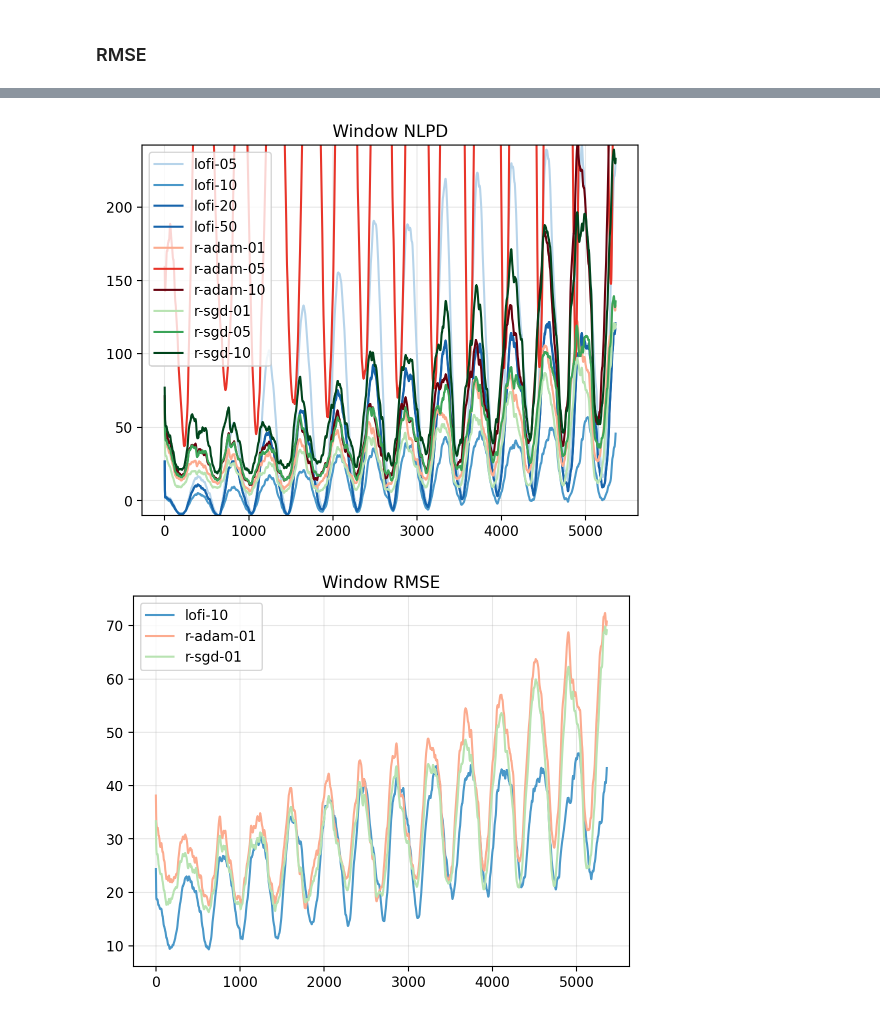
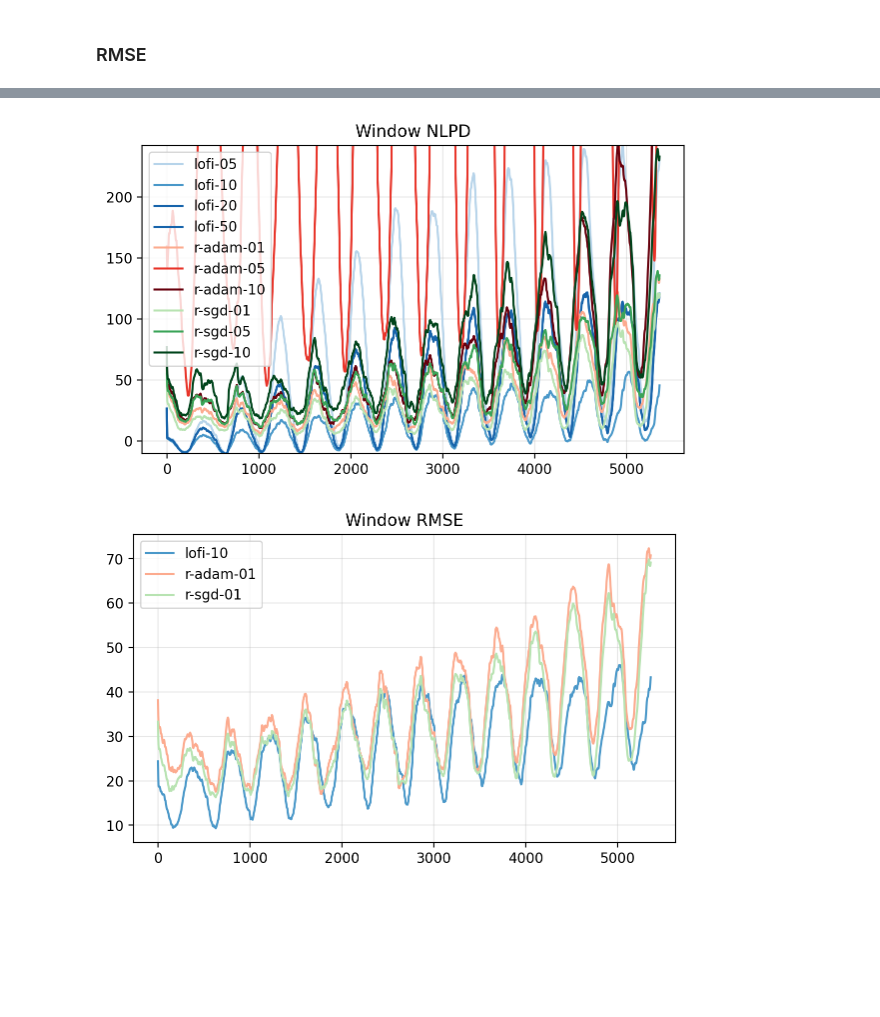
Before and after one commit to probml/rebayes, a Jupyter notebook: demos/collas/regression/rotating-mnist-gradual.ipynb, the cells around one changed output, grey strips where cells are left out. Drawn from its saved outputs; the diff is of its cells as text; code cells hidden in the pictures; blank space fills up the shorter version.

```diff
--- a/demos/collas/regression/rotating-mnist-gradual.ipynb
+++ b/demos/collas/regression/rotating-mnist-gradual.ipynb
@@ -178,27 +179,28 @@ plt.savefig(namefile)
 # %%
 metric = "nlpd_window"
 title = "Window NLPD"
 
 outputs_metric = get_subtree(outputs, metric)
 outputs_metric = jax.tree_map(lambda x: np.convolve(x, kernel, mode=kmode), outputs_metric)
 
+fig, ax = plt.subplots(figsize=(7, 4))
 for name_agent, metric_agent in outputs_metric.items():
     plt.plot(metric_agent, label=name_agent, c=colors[name_agent])
 
 metric_agent = outputs_metric["lofi-05"]
 vmin = np.quantile(metric_agent, 0.00)
 vmax = np.quantile(metric_agent, 1.0)
 plt.ylim(vmin, vmax)
 
 plt.title(title)
 plt.legend()
 plt.grid(alpha=0.3)
 
 namefile = f"window-nlpd.pdf"
 namefile = os.path.join(dir_output, f"{task_name}-{namefile}")
 plt.savefig(namefile)
 # %% [output]
-[figure, old version]
+[figure, new version]
 # %%
 agents_targets = ["lofi-10", "r-adam-01", "r-sgd-01"]
 # %%
@@ -208,6 +210,7 @@ title = "Window RMSE"
 outputs_metric = get_subtree(outputs, metric)
 outputs_metric = jax.tree_map(lambda x: np.convolve(x, kernel, mode=kmode), outputs_metric)
 
+fig, ax = plt.subplots(figsize=(7, 4))
 for name_agent in agents_targets:
     metric_agent = outputs_metric[name_agent]
     plt.plot(metric_agent, label=name_agent, color=colors[name_agent])
@@ -218,11 +221,11 @@ plt.legend()
 plt.grid(alpha=0.3)
 
 
-namefile = f"window-nlpd-best.pdf"
+namefile = f"window-rmse-best.pdf"
 namefile = os.path.join(dir_output, f"{task_name}-{namefile}")
 plt.savefig(namefile)
 # %% [output]
-[figure, old version]
+[figure, new version]
 # %%
 metric = "nlpd_window"
 title = "Window NLPD"
```
Also changed, not shown: parts of 2 cells of this notebook.
